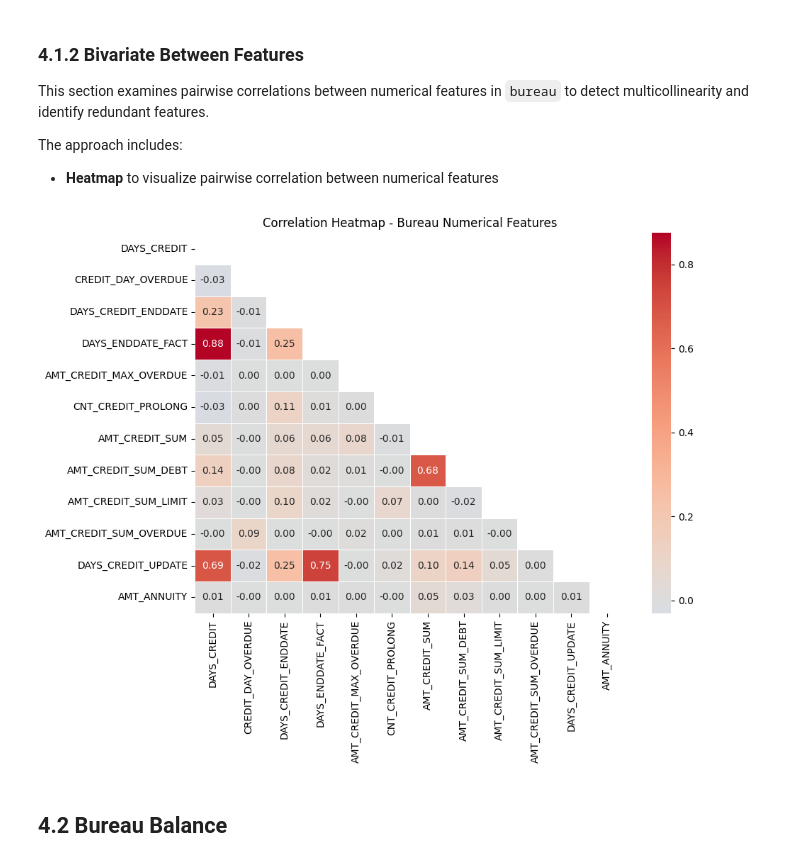
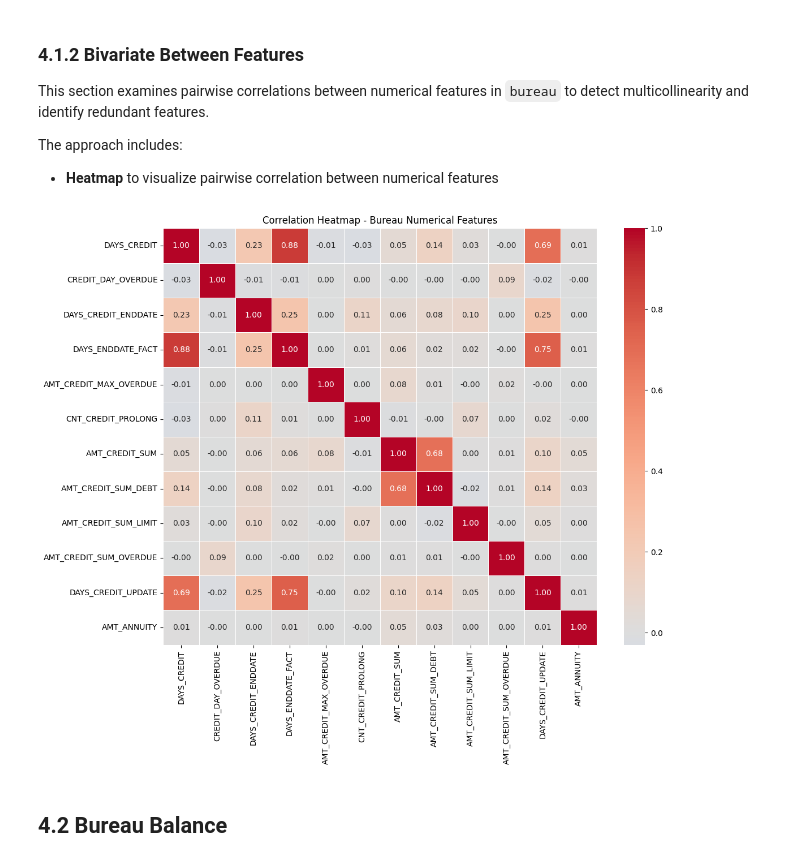
Before and after one commit to oknardo/Home_Credit_Scorecard_Model, a Jupyter notebook: EDA_bureau_and_bureau_balance.ipynb, the cells around one changed output. Saved outputs shown, nothing was run; the diff lists cells and outputs as text; code cells hidden in the pictures.

```diff
--- a/EDA_bureau_and_bureau_balance.ipynb
+++ b/EDA_bureau_and_bureau_balance.ipynb
@@ -334,6 +388,9 @@ The approach includes:
 - **Examining** pairwise correlations between numerical features
 # %% [markdown]
 ## 4.1 Bureau
+# %%
+# Select numerical columns
+num_cols_bureau = df_bureau.select_dtypes(include='number').columns
 # %% [markdown]
 ### 4.1.1 Univariate Analysis
 
@@ -345,11 +402,6 @@ The approach includes:
 # %% [markdown]
 #### 4.1.1.1 Statistical Descriptive
 # %%
-# Numerical features in bureau (exclude identifiers)
-num_cols_bureau = df_bureau.select_dtypes(include=['int64', 'float64']).columns.tolist()
-num_cols_bureau = [col for col in num_cols_bureau if col not in ['SK_ID_CURR', 'SK_ID_BUREAU']]
-
-# Statistical description
 df_bureau[num_cols_bureau].describe().T
 # %% [output]
 |  | count | mean | std | min | 25% | 50% | 75% | max |
@@ -454,16 +508,24 @@ This section examines pairwise correlations between numerical features in `burea
 The approach includes:
 - **Heatmap** to visualize pairwise correlation between numerical features
 # %%
-# Correlation heatmap - bureau numerical features
-plt.figure(figsize=(10, 8))
+# Correlation heatmap - all numerical features
+plt.figure(figsize=(12, 10))
+
 corr_bureau = df_bureau[num_cols_bureau].corr()
-mask = np.triu(np.ones_like(corr_bureau, dtype=bool))
-sns.heatmap(corr_bureau, mask=mask, annot=True, fmt='.2f', cmap='coolwarm',
-            center=0, linewidths=0.5)
+
+sns.heatmap(
+    corr_bureau,
+    annot=True,
+    fmt='.2f',
+    cmap='coolwarm',
+    center=0,
+    linewidths=0.5
+)
+
 plt.title('Correlation Heatmap - Bureau Numerical Features')
 plt.tight_layout()
 plt.show()
 # %% [output]
-[figure, old version]
+[figure, new version]
 # %% [markdown]
 ## 4.2 Bureau Balance
```
Also changed, not shown: parts of 13 cells of this notebook.
